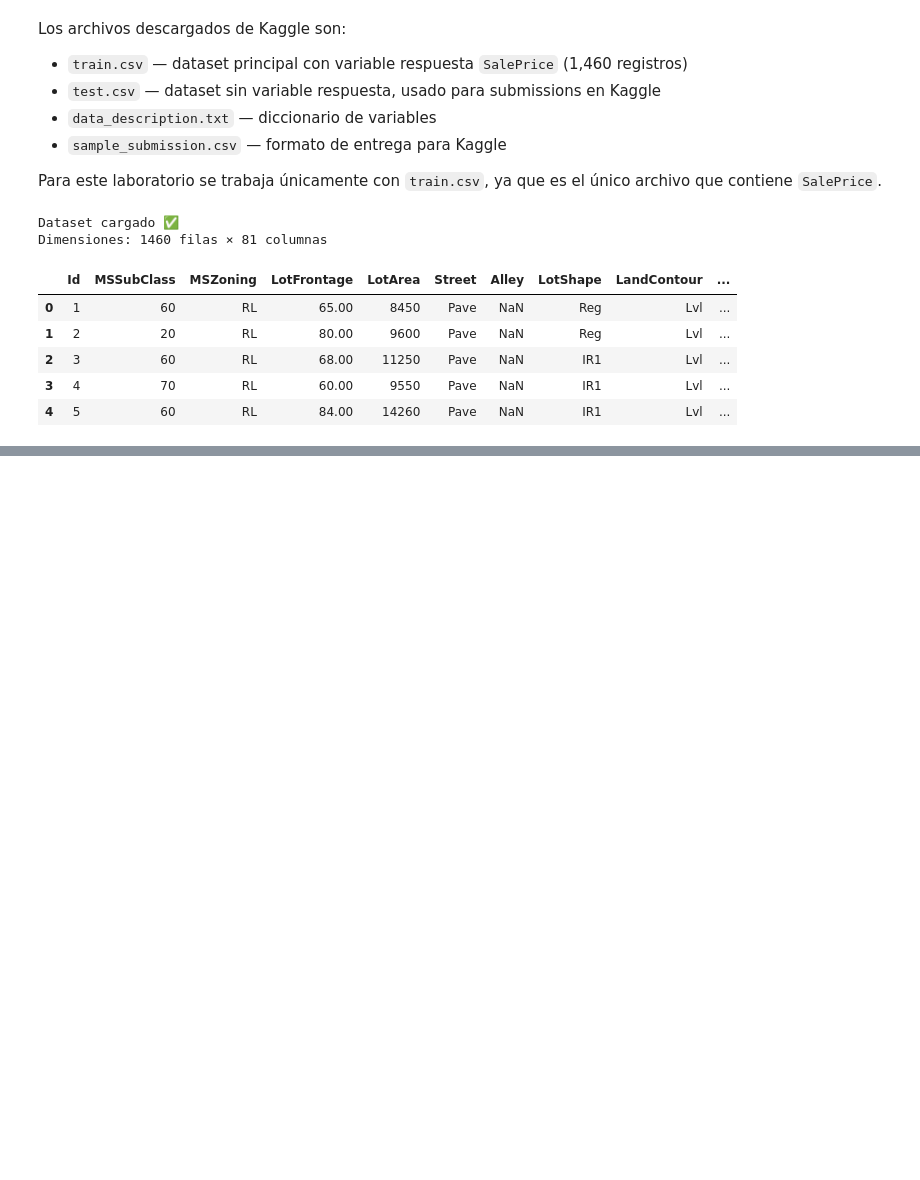
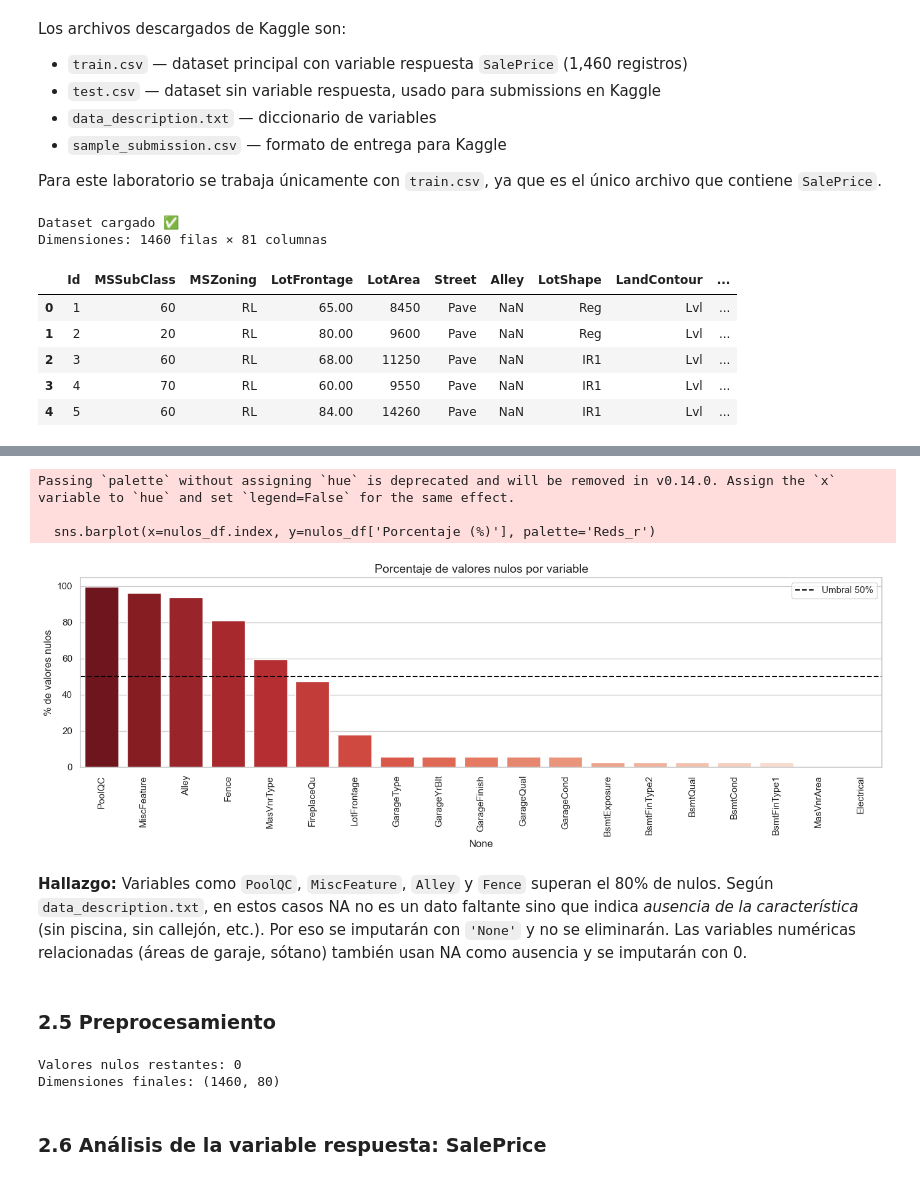
Before and after one commit to erickguerra2/MD-LAB03, a Jupyter notebook: main.ipynb, the cells around one changed output, grey strips where cells are left out. Saved outputs shown, nothing was run; the diff lists cells and outputs as text; code cells hidden in the pictures; blank space fills up the shorter version.

Commit message:
feat: Add exploratory data analysis (EDA) section including research questions, data structure, and descriptive statistics.

```diff
--- a/main.ipynb
+++ b/main.ipynb
@@ -61,0 +149,7 @@ Dimensiones: 1460 filas × 81 columnas
+# %%
+nulos = df.isnull().sum()
+nulos_pct = (nulos / len(df) * 100).round(2)
+nulos_df = pd.DataFrame({'Nulos': nulos, 'Porcentaje (%)': nulos_pct})
+nulos_df = nulos_df[nulos_df['Nulos'] > 0].sort_values('Porcentaje (%)', ascending=False)
+print(f'Variables con valores nulos: {len(nulos_df)}')
+nulos_df
@@ -61,0 +175,59 @@ Dimensiones: 1460 filas × 81 columnas
+# %%
+plt.figure(figsize=(14, 5))
+sns.barplot(x=nulos_df.index, y=nulos_df['Porcentaje (%)'], palette='Reds_r')
+plt.xticks(rotation=90)
+plt.axhline(y=50, color='black', linestyle='--', label='Umbral 50%')
+plt.title('Porcentaje de valores nulos por variable', fontsize=14)
+plt.ylabel('% de valores nulos')
+plt.legend()
+plt.tight_layout()
+plt.show()
+# %% [output]
+Passing `palette` without assigning `hue` is deprecated and will be removed in v0.14.0. Assign the `x` variable to `hue` and set `legend=False` for the same effect.
+
+  sns.barplot(x=nulos_df.index, y=nulos_df['Porcentaje (%)'], palette='Reds_r')
+[figure, added]
+# %% [markdown]
+**Hallazgo:** Variables como `PoolQC`, `MiscFeature`, `Alley` y `Fence` superan el 80% de nulos. Según `data_description.txt`, en estos casos NA no es un dato faltante sino que indica *ausencia de la característica* (sin piscina, sin callejón, etc.). Por eso se imputarán con `'None'` y no se eliminarán. Las variables numéricas relacionadas (áreas de garaje, sótano) también usan NA como ausencia y se imputarán con 0.
+# %% [markdown]
+### 2.5 Preprocesamiento
+# %%
+# NA semántico en categóricas → 'None'
+cat_none = [
+    'PoolQC', 'MiscFeature', 'Alley', 'Fence', 'FireplaceQu',
+    'GarageType', 'GarageFinish', 'GarageQual', 'GarageCond',
+    'BsmtQual', 'BsmtCond', 'BsmtExposure', 'BsmtFinType1', 'BsmtFinType2',
+    'MasVnrType'
+]
+for col in cat_none:
+    if col in df.columns:
+        df[col] = df[col].fillna('None')
+
+# NA semántico en numéricas → 0
+num_zero = [
+    'GarageYrBlt', 'GarageArea', 'GarageCars',
+    'BsmtFinSF1', 'BsmtFinSF2', 'BsmtUnfSF', 'TotalBsmtSF',
+    'BsmtFullBath', 'BsmtHalfBath', 'MasVnrArea'
+]
+for col in num_zero:
+    if col in df.columns:
+        df[col] = df[col].fillna(0)
+
+# LotFrontage → mediana por vecindario (captura variación geográfica mejor que la mediana global)
+df['LotFrontage'] = df.groupby('Neighborhood')['LotFrontage'].transform(
+    lambda x: x.fillna(x.median())
+)
+
+# Electrical → moda (solo 1 nulo)
+df['Electrical'] = df['Electrical'].fillna(df['Electrical'].mode()[0])
+
+# Eliminar Id (no tiene valor predictivo)
+df = df.drop(columns=['Id'])
+
+print(f'Valores nulos restantes: {df.isnull().sum().sum()}')
+print(f'Dimensiones finales: {df.shape}')
+# %% [output]
+Valores nulos restantes: 0
+Dimensiones finales: (1460, 80)
+# %% [markdown]
+### 2.6 Análisis de la variable respuesta: SalePrice
```
Also changed, not shown: parts of 27 cells of this notebook.
